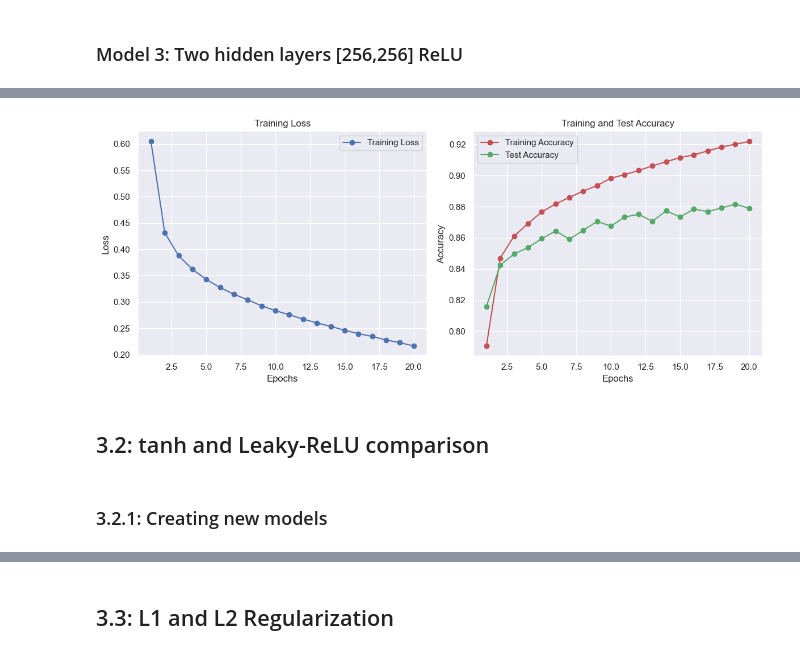
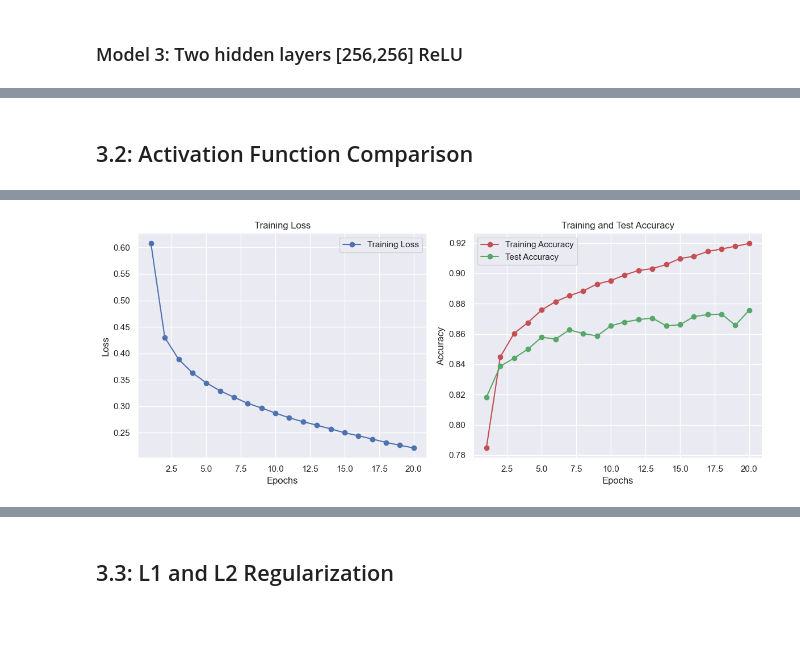
Before and after one commit to NickMilin/COMP551_A3, a Jupyter notebook: COMP551_A3.ipynb, the cells around one changed output, grey strips where cells are left out. Drawn from its saved outputs; the diff is of its cells as text; code cells hidden in the pictures; blank space fills up the shorter version.

```diff
--- a/COMP551_A3.ipynb
+++ b/COMP551_A3.ipynb
@@ -67,6 +74,9 @@ def load_model(filename, directory='saved_models'):
         filename += '.pkl'
 
     filepath = os.path.join(directory, filename)
+    if not os.path.exists(filepath):
+        print(f"No saved model found at {filepath}")
+        return None
     with open(filepath, 'rb') as f:
         model = pickle.load(f)
     print(f"Model loaded from {filepath}")
@@ -104,9 +114,9 @@ train_dataset_normalized, val_dataset_normalized = random_split(full_train_datas
 
 # create dataloaders
 batch_size = 64
-train_loader = DataLoader(train_dataset_normalized, batch_size=batch_size, shuffle=True)
-validation_loader = DataLoader(val_dataset_normalized, batch_size=batch_size, shuffle=False)
-test_loader = DataLoader(test_dataset_normalized, batch_size=batch_size, shuffle=False)
+train_loader = DataLoader(train_dataset_normalized, batch_size=batch_size, shuffle=True, generator=generator)
+validation_loader = DataLoader(val_dataset_normalized, batch_size=batch_size, shuffle=False, generator=generator)
+test_loader = DataLoader(test_dataset_normalized, batch_size=batch_size, shuffle=False, generator=generator)
 
 # sanity check
 x, y = next(iter(train_loader))
@@ -505,12 +541,8 @@ Epoch 20/20, Loss: 0.2165, Train Accuracy: 0.9218, Test Accuracy: 0.8789
-# %%
-model3.plot_history()
-# %% [output]
-[figure, removed]
-# %% [markdown]
-## 3.2: tanh and Leaky-ReLU comparison
 # %% [markdown]
-### 3.2.1: Creating new models
+## 3.2: Activation Function Comparison
 # %%
-model_tanh = MLP(activation_function=tanh(), num_hidden_layers=2, units=[256,256])
-model_tanh.fit(train_loader, test_loader, 0.01, 20)
+# Model with 2 hidden layers with ReLU activation function (from experiment 3.1)
+model3_ReLU = MLP(activation_function=relu(), num_hidden_layers=2, units=[256,256])
+model3_ReLU.fit(train_loader, test_loader, 0.01, 20)
+model3_ReLU.plot_history()
 # %% [output]
@@ -536,0 +566 @@ Epoch 20/20, Loss: 0.2379, Train Accuracy: 0.9157, Test Accuracy: 0.8776
+[figure, added]
```
Also changed, not shown: parts of 25 cells of this notebook, 20 other files.
